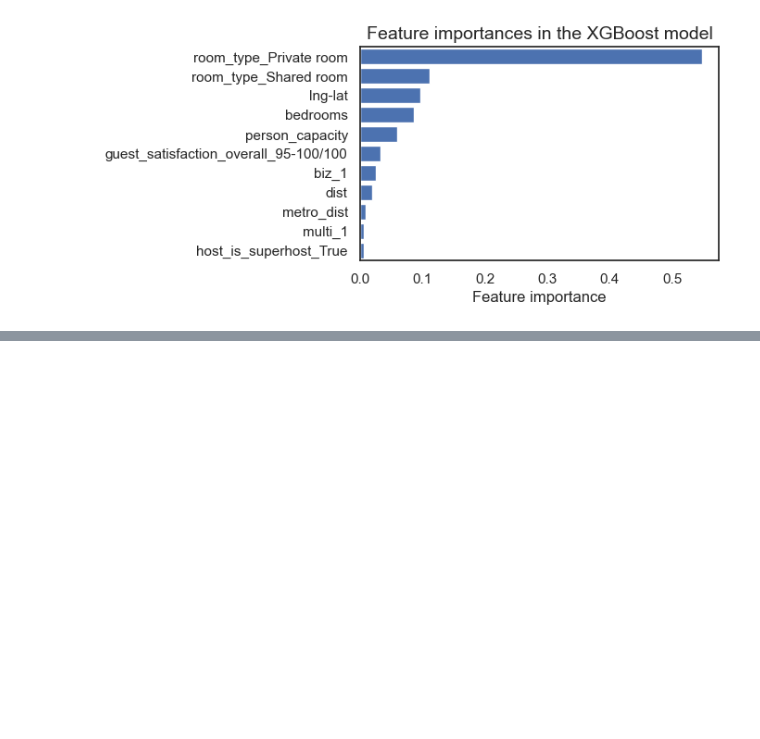
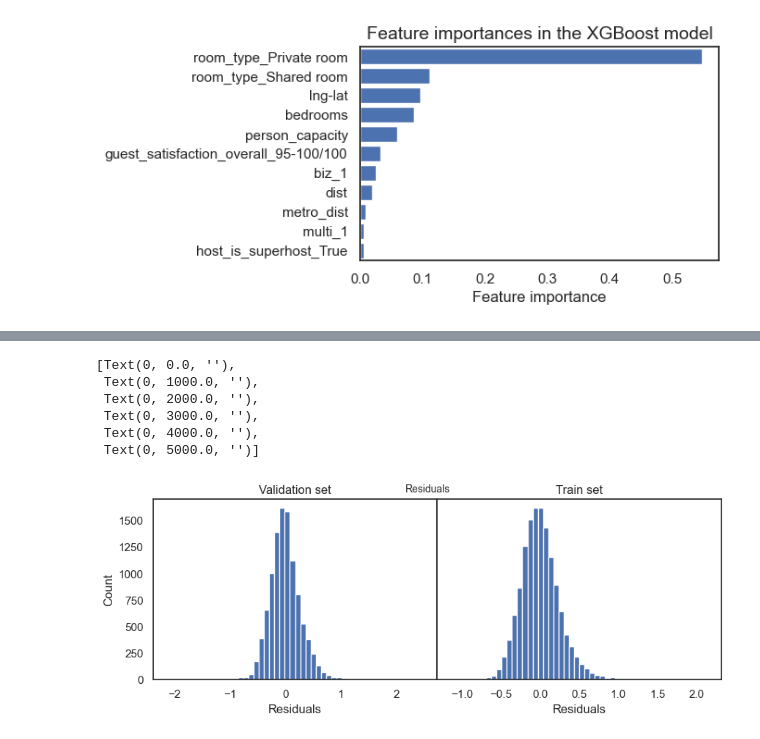
Before and after one commit to Aliikhatami94/eu-aribnb-ml-project, a Jupyter notebook: eu-airbnb-project.ipynb, the cells around one changed output, grey strips where cells are left out. Saved outputs shown, nothing was run; the diff lists cells and outputs as text; code cells hidden in the pictures; blank space fills up the shorter version.

Commit message:
Removed .py files and added residual visualizations

```diff
--- a/eu-airbnb-project.ipynb
+++ b/eu-airbnb-project.ipynb
@@ -328 +334,28 @@ plt.show()
 [figure]
+# %%
+# Plotting training and validation residuals side by side
+fig, (ax1, ax2) = plt.subplots(1, 2, figsize=(10, 3))
+fig.suptitle('Residuals', fontsize=10, y=1)
+plt.subplots_adjust(top=0.93, wspace=0)
+
+# Create a histogram of the residuals
+ax1.hist(y_val - val_pred, bins=50)
+ax1.set_xlabel('Residuals')
+ax1.set_ylabel('Count')
+ax1.set_title('Validation set')
+
+# Create a histogram of the residuals
+ax2.hist(y_train - train_pred, bins=50)
+ax2.set_xlabel('Residuals')
+ax2.set_ylabel('Count')
+ax2.set_title('Train set')
+ax2.set_ylabel('')
+ax2.set_yticklabels(labels='')
+# %% [output]
+[Text(0, 0.0, ''),
+ Text(0, 1000.0, ''),
+ Text(0, 2000.0, ''),
+ Text(0, 3000.0, ''),
+ Text(0, 4000.0, ''),
+ Text(0, 5000.0, '')]
+[figure, added]
```
Also changed, not shown: parts of 1 cell of this notebook, 5 other files.
